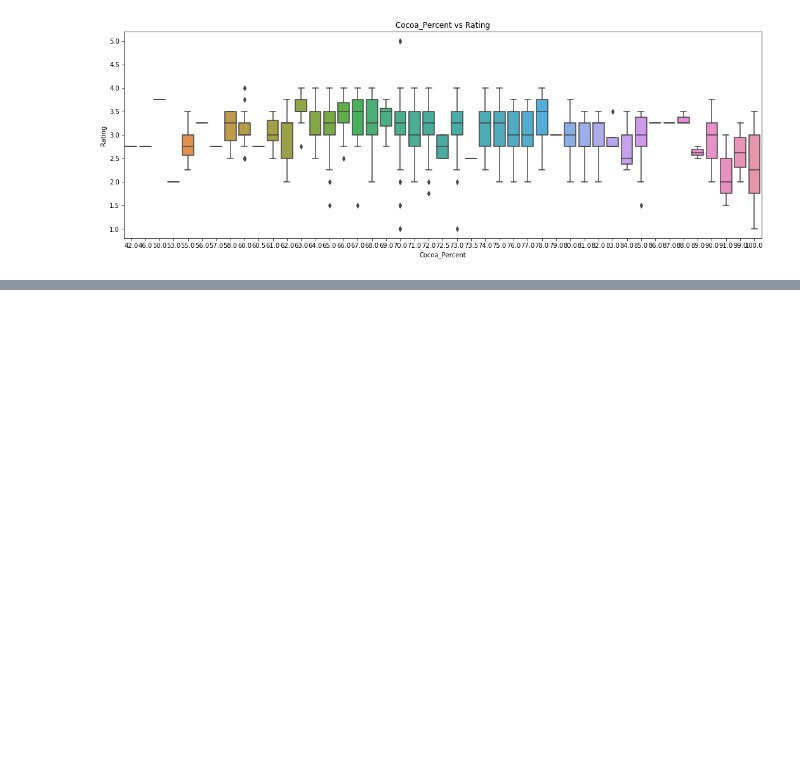
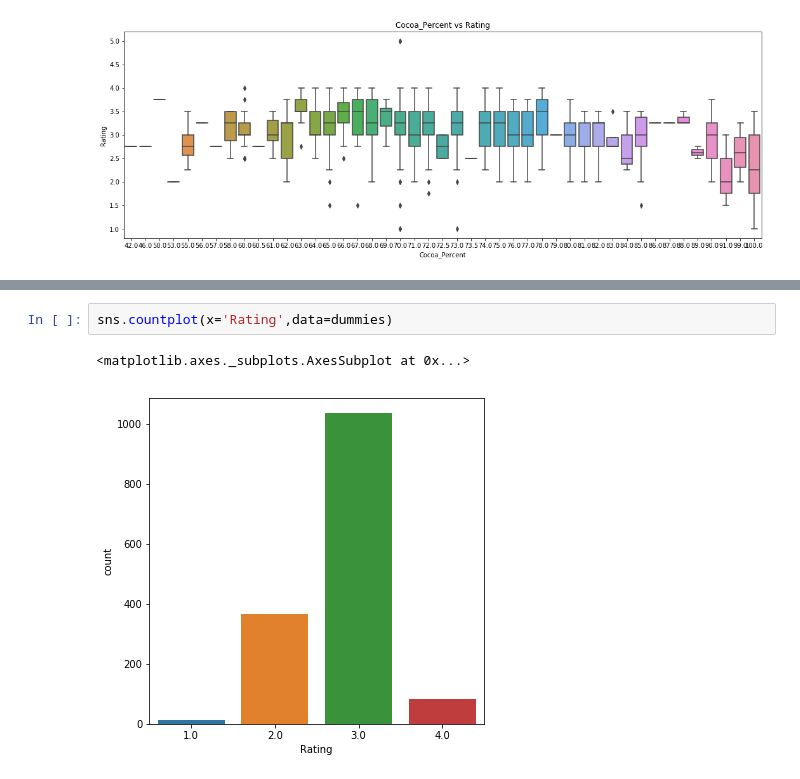
Before and after one commit to buzzy04/Chocolate-Ratings, a Jupyter notebook: Ass3.ipynb, the cells around one changed output, grey strips where cells are left out. Drawn from its saved outputs; the diff is of its cells as text; blank space fills up the shorter version.

```diff
--- a/Ass3.ipynb
+++ b/Ass3.ipynb
@@ -295,0 +510,5 @@ Text(0.5,1,'Goods Flow from origin to Company location, mean rating')
+# %%
+sns.countplot(x='Rating',data=dummies)
+# %% [output]
+<matplotlib.axes._subplots.AxesSubplot at 0x...>
+[figure, added]
```
Also changed, not shown: parts of 35 cells of this notebook.
